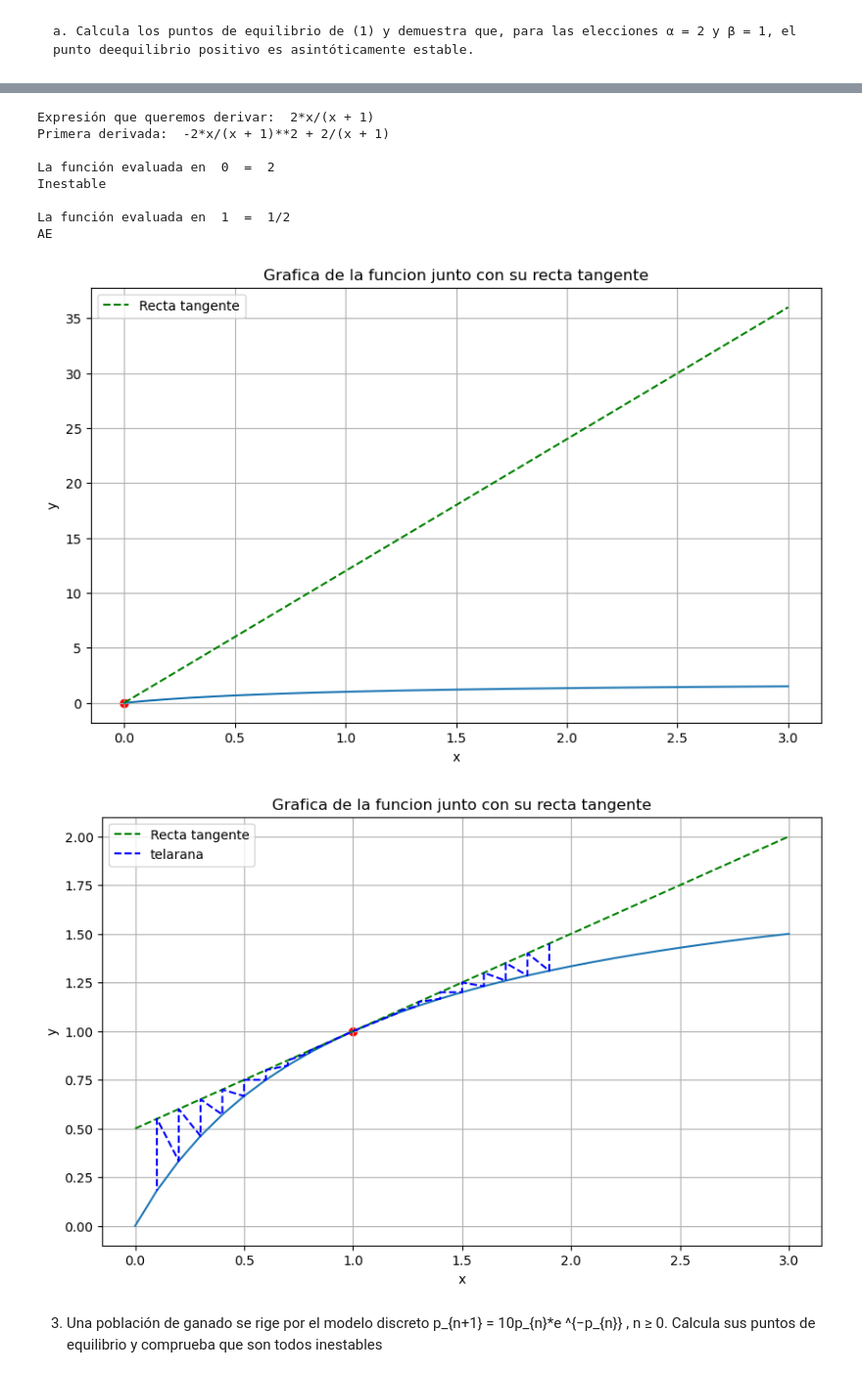
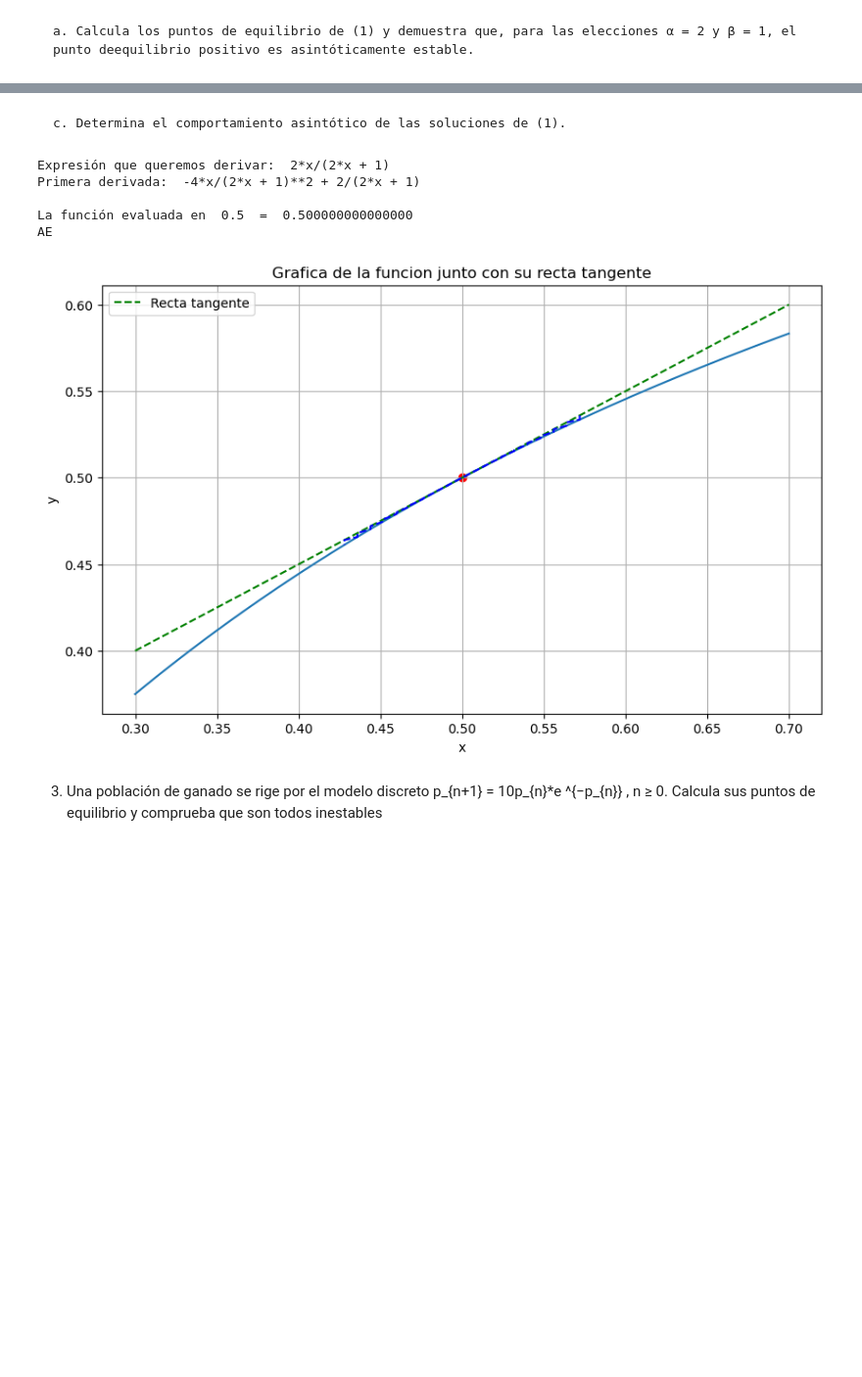
Before and after one commit to roberlks/ModelosMatematicos, a Jupyter notebook: Relacion2.ipynb, the cells around one changed output, grey strips where cells are left out. Shown at 98% size. Drawn from its saved outputs; the diff is of its cells as text; code cells hidden in the pictures; blank space fills up the shorter version.

```diff
--- a/Relacion2.ipynb
+++ b/Relacion2.ipynb
@@ -124,7 +124,7 @@ def graficar_telarana(secuencia_x,secuencia_y,punto_tangente,recta_tangente):
         solucion_y.append(recta_tangente[posicion_inicio-i])
         solucion_y.append(secuencia_y[posicion_inicio-i])
 
-    plt.plot(solucion_x, solucion_y, label='telarana', color='blue', linestyle='--')
+    plt.plot(solucion_x, solucion_y, color='blue', linestyle='--')
 
 
 def graficar(f_exp, secuencia_x,secuencia_y,sol, x_label, y_label):
@@ -224,37 +220,41 @@ AE
+# %% [markdown]
+    c. Determina el comportamiento asintótico de las soluciones de (1).
 # %%
 import random
 
-a=random.randint(1, 10)
-b=random.randint(1, 10)
+f_1=(a*x/(1+b*x))
 
-f_1=(2*x/(1+x))
 
-lista_soluciones=[0,1]
+opcion=0
+if (opcion==0):
+    a=2      #Se supone que deberia ser un numero aleatorio mayor que 1 pero asi podemos ajustar el intervalo de for para que no de errores
+    b=2
+    lista_soluciones=[(a-1)/b]
+else:
+    a=random.random()
+    b=random.randint(0, 100)
+    lista_soluciones=[0]
+
 
 lista_soluciones=criterio_primero_derivada(f_1,lista_soluciones)
 
 lista_x=[]
 lista_y=[]
-indice=0
 
-for i in np.linspace(0, 3, 31):
+for i in np.linspace(0.3, 0.7, 51):
     lista_x.append(i)
     lista_y.append(f_1.subs({x:i}))
 
-for i in range (2):
+for i in range (1):
     sol=lista_soluciones[i]
     graficar(f_1,lista_x,lista_y,sol,"x","y")
 # %% [output]
-Expresión que queremos derivar:  2*x/(x + 1)
-Primera derivada:  -2*x/(x + 1)**2 + 2/(x + 1)
+Expresión que queremos derivar:  2*x/(2*x + 1)
+Primera derivada:  -4*x/(2*x + 1)**2 + 2/(2*x + 1)
 
-La función evaluada en  0  =  2
-Inestable
-
-La función evaluada en  1  =  1/2
+La función evaluada en  0.5  =  0.500000000000000
 AE
-[figure, old version]
+[figure, new version]
-[figure, removed]
 # %% [markdown]
 3. Una población de ganado se rige por el modelo discreto p_{n+1} = 10p_{n}*e ^{−p_{n}} , n ≥ 0. Calcula sus puntos de equilibrio
 y comprueba que son todos inestables
```
Also changed, not shown: parts of 9 cells of this notebook.
